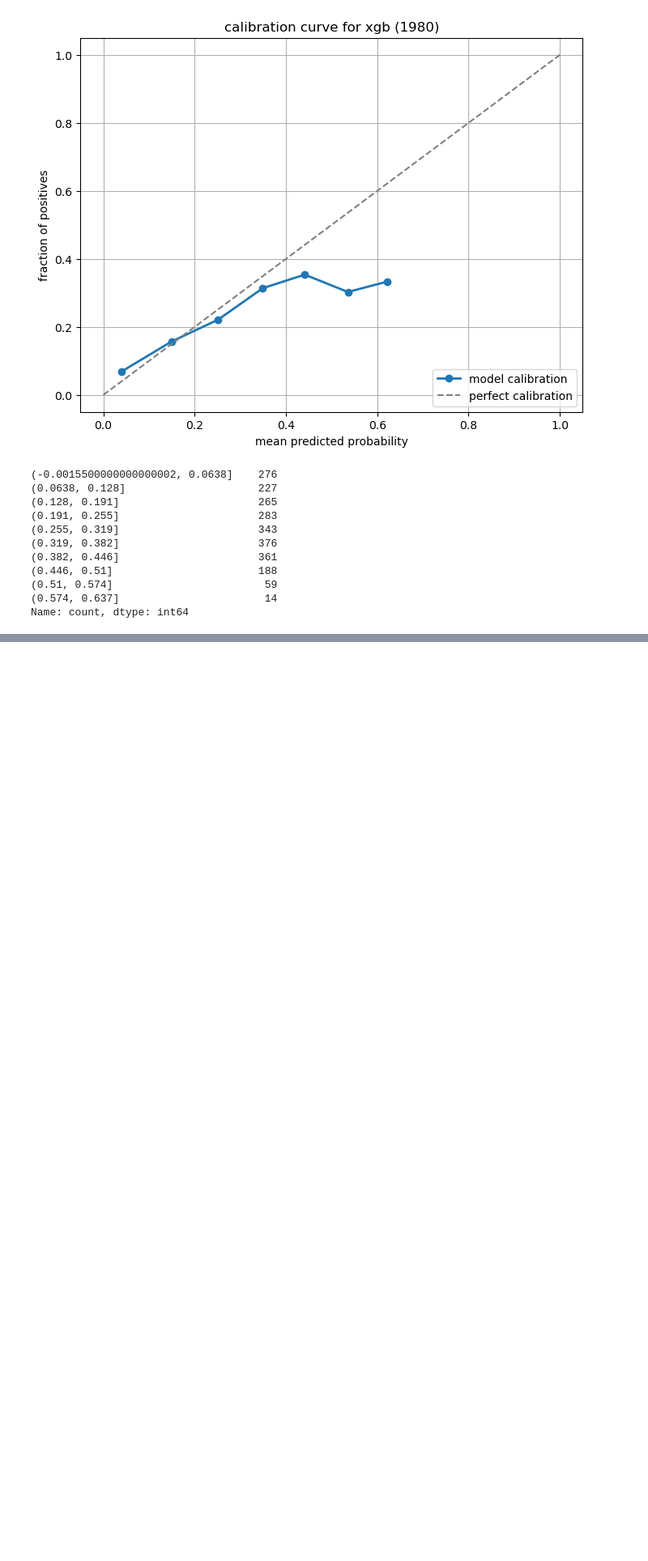
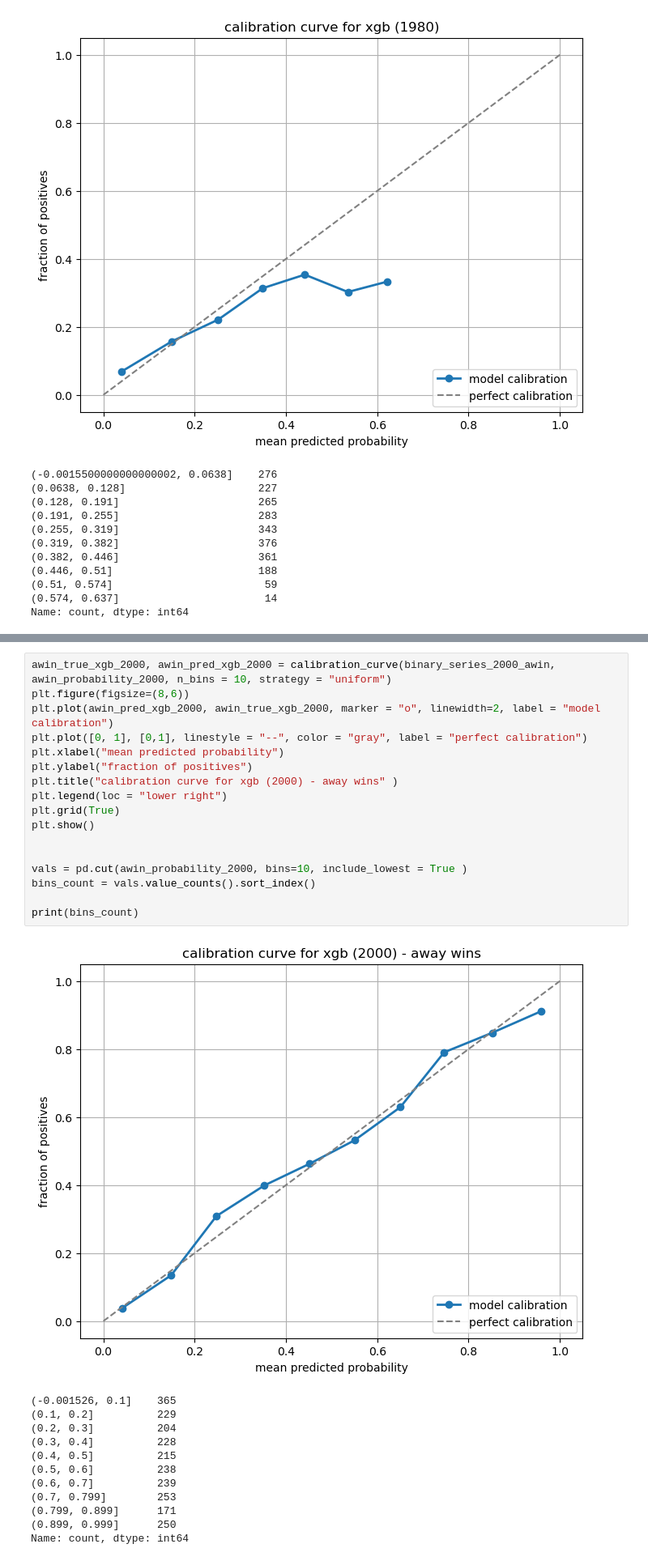
Before and after one commit to jlnsmith2001/world_cup_prediction_platform, a Jupyter notebook: notebooks/model_training_07.ipynb, the cells around one changed output, grey strips where cells are left out. Shown at 81% size. Saved outputs shown, nothing was run; the diff lists cells and outputs as text; blank space fills up the shorter version.

```diff
--- a/notebooks/model_training_07.ipynb
+++ b/notebooks/model_training_07.ipynb
@@ -1316,0 +1498,30 @@ Name: count, dtype: int64
+# %%
+awin_true_xgb_2000, awin_pred_xgb_2000 = calibration_curve(binary_series_2000_awin, awin_probability_2000, n_bins = 10, strategy = "uniform")
+plt.figure(figsize=(8,6))
+plt.plot(awin_pred_xgb_2000, awin_true_xgb_2000, marker = "o", linewidth=2, label = "model calibration")
+plt.plot([0, 1], [0,1], linestyle = "--", color = "gray", label = "perfect calibration")
+plt.xlabel("mean predicted probability")
+plt.ylabel("fraction of positives")
+plt.title("calibration curve for xgb (2000) - away wins" )
+plt.legend(loc = "lower right")
+plt.grid(True)
+plt.show()
+
+
+vals = pd.cut(awin_probability_2000, bins=10, include_lowest = True )
+bins_count = vals.value_counts().sort_index()
+
+print(bins_count)
+# %% [output]
+[figure, added]
+(-0.001526, 0.1]    365
+(0.1, 0.2]          229
+(0.2, 0.3]          204
+(0.3, 0.4]          228
+(0.4, 0.5]          215
+(0.5, 0.6]          238
+(0.6, 0.7]          239
+(0.7, 0.799]        253
+(0.799, 0.899]      171
+(0.899, 0.999]      250
+Name: count, dtype: int64
```
Also changed, not shown: parts of 21 cells of this notebook.
